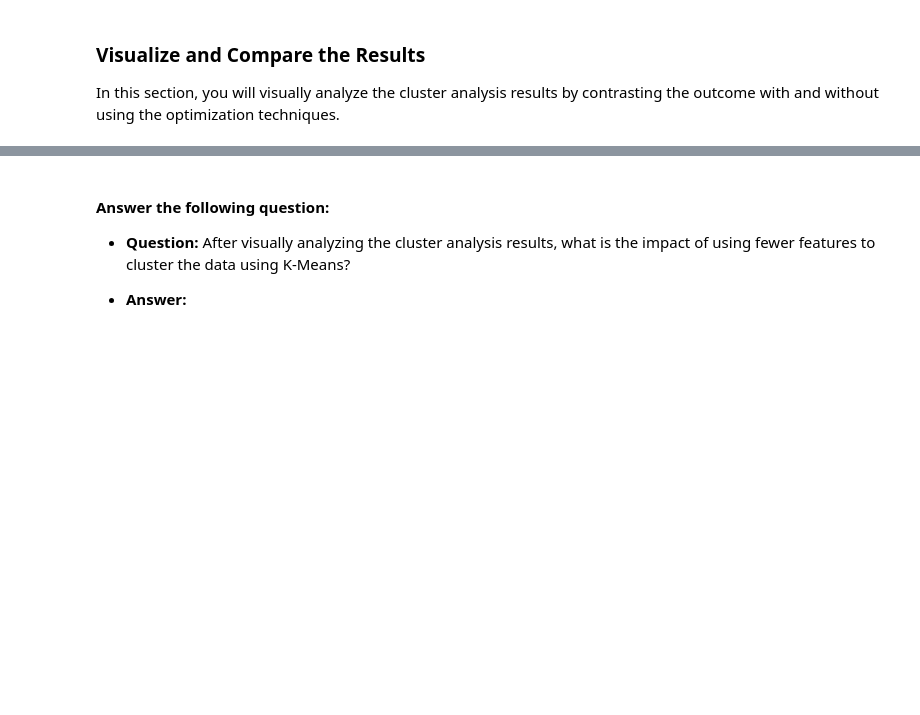
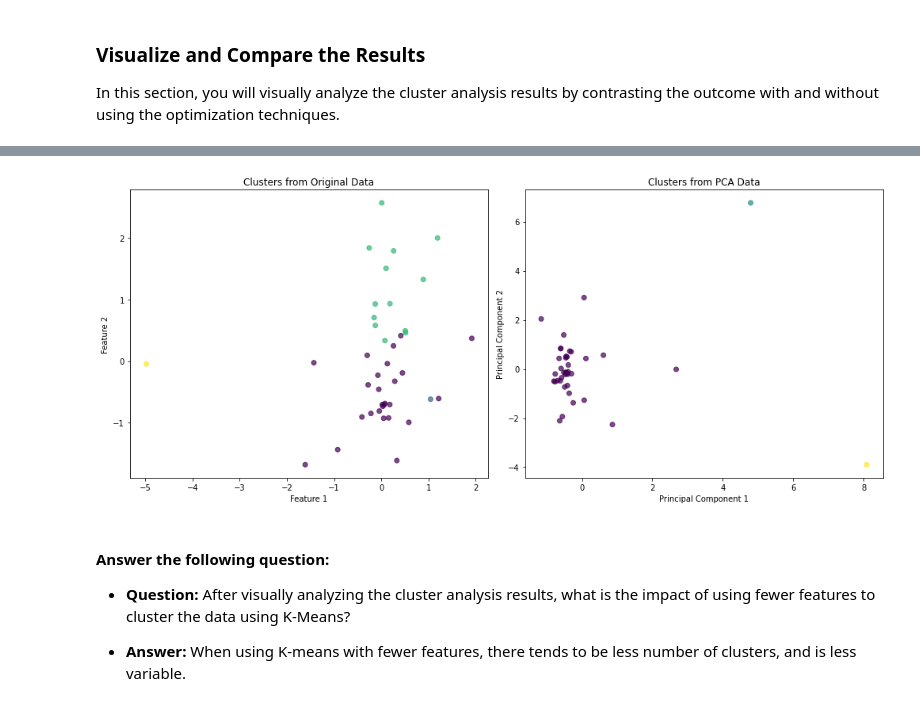
Before and after one commit to jayparikh1998/UofT-Bootcamp, a Jupyter notebook: CryptoCurrency/Crypto_Clustering.ipynb, the cells around one changed output, grey strips where cells are left out. Cells and saved outputs as stored; diff of their text form; code cells hidden in the pictures; blank space fills up the shorter version.

```diff
--- a/CryptoCurrency/Crypto_Clustering.ipynb
+++ b/CryptoCurrency/Crypto_Clustering.ipynb
@@ -283,2 +284,3 @@ plt.show()
 # %%
 # Fit the K-Means model using the PCA data
+kmeans.fit(pca_df)
@@ -285,4 +289,5 @@ plt.show()
 # %%
 # Predict the clusters to group the cryptocurrencies using the PCA data
-
+cluster_labels = kmeans.predict(pca_df)
 # Print the resulting array of cluster values.
+cluster_labels
@@ -289,8 +297,10 @@ plt.show()
 # %%
 # Create a copy of the DataFrame with the PCA data
-
+pca_df = pd.DataFrame(data=pca_df, columns=['PC1', 'PC2', 'PC3'], index=df_market_data['coin_id'])
+pca_df['Cluster'] = cluster_labels
 
 # Add a new column to the DataFrame with the predicted clusters
 
 
 # Display sample data
+pca_df
@@ -311,0 +364,3 @@ In this section, you will visually analyze the cluster analysis results by contr
+# %%
+clustering =pca_df["Cluster"].reset_index().drop(columns=["coin_id"]).squeeze()
+print(clustering)
@@ -312,6 +385,28 @@ In this section, you will visually analyze the cluster analysis results by contr
+# %%
+# Composite plot to contrast the clusters
+# YOUR CODE HERE!
+# Plotting both clustering results
+fig, (ax1, ax2) = plt.subplots(1, 2, figsize=(14, 6))
+
+# Original data scatter plot
+ax1.scatter(scaled_data[:, 0], scaled_data[:, 1], c=df_market_data["Cluster"], cmap='viridis', marker='o', alpha=0.7)
+ax1.set_title('Clusters from Original Data')
+ax1.set_xlabel('Feature 1')
+ax1.set_ylabel('Feature 2')
+
+# PCA data scatter plot
+ax2.scatter(pca_df[["PC1"]], pca_df[["PC2"]], c=clustering, cmap='viridis', marker='o', alpha=0.7)
+ax2.set_title('Clusters from PCA Data')
+ax2.set_xlabel('Principal Component 1')
+ax2.set_ylabel('Principal Component 2')
+
+plt.tight_layout()
+plt.show()
+# %% [output]
+[figure, added]
 # %% [markdown]
 #### Answer the following question:
 
   * **Question:** After visually analyzing the cluster analysis results, what is the impact of using fewer features to cluster the data using K-Means?
 
-  * **Answer:**
+  * **Answer:** When using K-means with fewer features, there tends to be less number of clusters, and is less variable.
```
Also changed, not shown: parts of 13 cells of this notebook.
